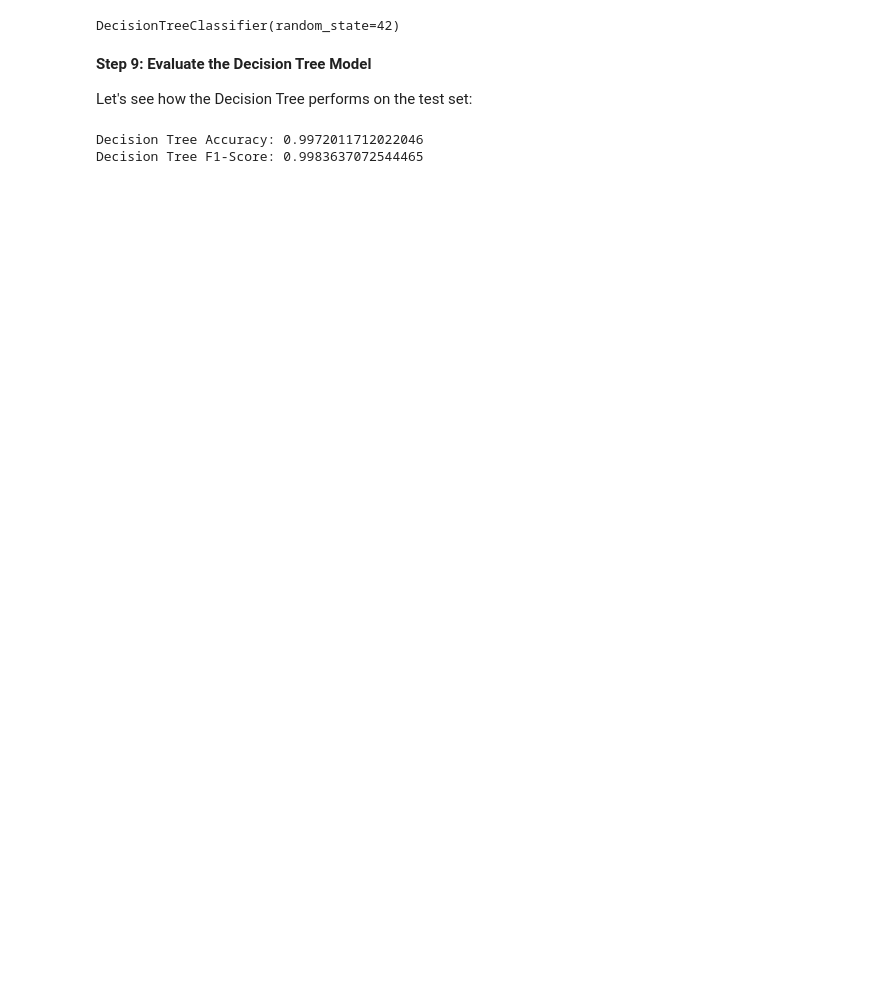
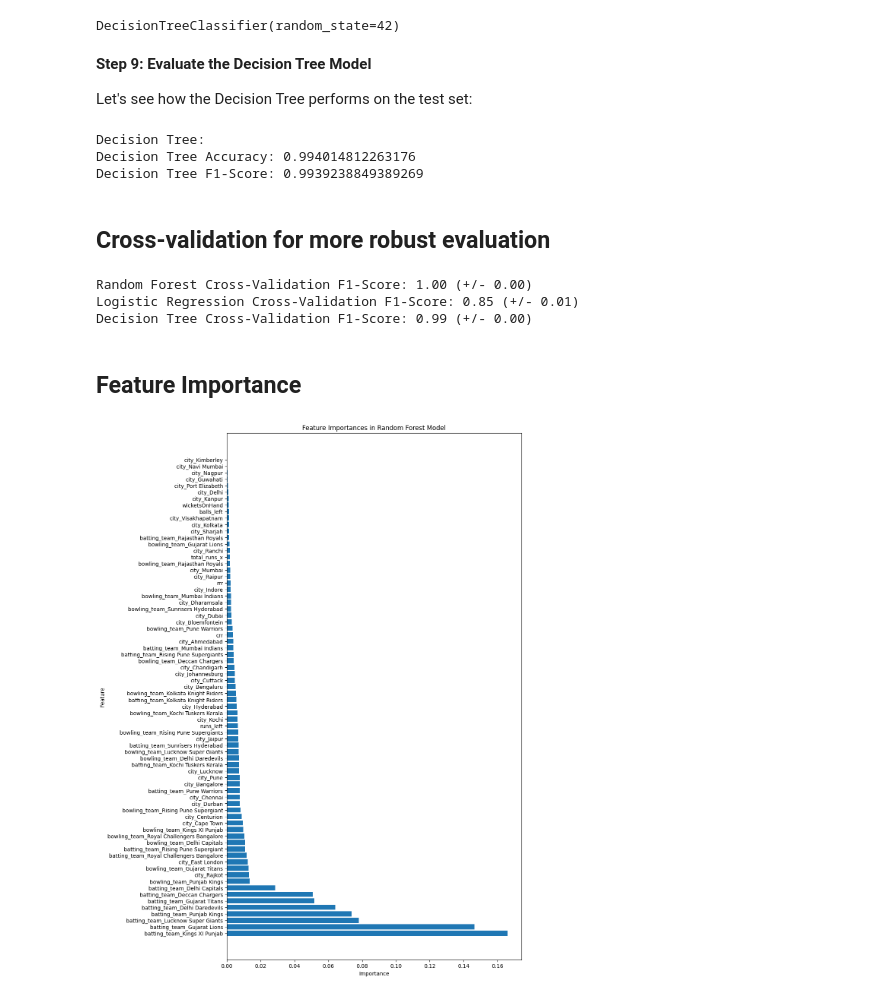
Before and after one commit to jalilrohi1/IplWinPredict, a Jupyter notebook: ML_IPL.ipynb, the cells around one changed output. Saved outputs shown, nothing was run; the diff lists cells and outputs as text; code cells hidden in the pictures; blank space fills up the shorter version.

```diff
--- a/ML_IPL.ipynb
+++ b/ML_IPL.ipynb
@@ -712,7 +691,7 @@ None
 extras_type, player_dismissed, dismissal_kind, fielder
 # %%
 # Convert columns in df_ipl_delivery to categorical type
-categorical_columns_delivery = ['batting_team','bowling_team','extras_type', 'player_dismissed', 'dismissal_kind', 'fielder']
+categorical_columns_delivery = ['batting_team','bowling_team', 'player_dismissed', 'dismissal_kind', 'fielder']
 ipl_delivery[categorical_columns_delivery] = ipl_delivery[categorical_columns_delivery].astype('category')
 
 # Verify the changes
@@ -1025,5 +990,8 @@ X_encoded = transformer.fit_transform(X)
 # %%
-# Check for and handle infinite or very large values
-X_encoded = np.nan_to_num(X_encoded, posinf=np.nan, neginf=np.nan)  # Replace infinities with NaN
-X_encoded = pd.DataFrame(X_encoded).fillna(method='ffill').values  # Fill NaN values (if any) with forward fill
+# Handle potential infinite/large values
+X_encoded = np.nan_to_num(X_encoded, posinf=np.nan, neginf=np.nan)
+X_encoded = pd.DataFrame(X_encoded).fillna(method='ffill').values
+
+# Extract target variable ('winner')
+y = final_df['winner']  =final_df['result']
 # %% [markdown]
@@ -1065,3 +1028,0 @@ Let's start with a simple and interpretable model: Logistic Regression.
-# %%
-model = LogisticRegression(max_iter=1000)
-model.fit(X_train, y_train)
@@ -1094,7 +1030,3 @@ F1-Score: 0.5856821937685335
 ## **Step 6: Train a Random Forest Model**
 
 let's try a more complex model that often performs well on classification tasks: Random Forest.
-# %%
-from sklearn.ensemble import RandomForestClassifier
-model_rf = RandomForestClassifier(random_state=42)  # Set random state for reproducibility
-model_rf.fit(X_train, y_train)
@@ -1132,13 +1094,67 @@ DecisionTreeClassifier(random_state=42)
 
 Let's see how the Decision Tree performs on the test set:
 # %%
-y_pred_dt = model_dt.predict(X_test)
+y_pred_dt = dt_model.predict(X_test)
 
 accuracy_dt = accuracy_score(y_test, y_pred_dt)
 f1_dt = f1_score(y_test, y_pred_dt, average='macro')
-
+print("\nDecision Tree:")
 print("Decision Tree Accuracy:", accuracy_dt)
 print("Decision Tree F1-Score:", f1_dt)
 # %% [output]
-Decision Tree Accuracy: 0.9972011712022046
-Decision Tree F1-Score: 0.9983637072544465
+Decision Tree:
+Decision Tree Accuracy: 0.994014812263176
+Decision Tree F1-Score: 0.9939238849389269
+# %% [markdown]
+## **Cross-validation for more robust evaluation**
+# %%
+
+# --- Further Analysis ---
+
+# Cross-validation for more robust evaluation
+rf_scores = cross_val_score(rf_model, X_train, y_train, cv=10, scoring='f1_macro')
+print("\nRandom Forest Cross-Validation F1-Score: %0.2f (+/- %0.2f)" % (rf_scores.mean(), rf_scores.std() * 2))
+
+lr_scores = cross_val_score(lr_model, X_train, y_train, cv=10, scoring='f1_macro')
+print("Logistic Regression Cross-Validation F1-Score: %0.2f (+/- %0.2f)" % (lr_scores.mean(), lr_scores.std() * 2))
+
+dt_scores = cross_val_score(dt_model, X_train, y_train, cv=10, scoring='f1_macro')
+print("Decision Tree Cross-Validation F1-Score: %0.2f (+/- %0.2f)" % (dt_scores.mean(), dt_scores.std() * 2))
+# %% [output]
+Random Forest Cross-Validation F1-Score: 1.00 (+/- 0.00)
+Logistic Regression Cross-Validation F1-Score: 0.85 (+/- 0.01)
+Decision Tree Cross-Validation F1-Score: 0.99 (+/- 0.00)
+# %% [markdown]
+## **Feature Importance**
+# %%
+# Get feature importances
+importances = rf_model.feature_importances_
+
+# Assuming the one-hot encoded features are included in the importances,
+# you need to adjust the 'Feature' list accordingly.
+# Here's a way to do it dynamically:
+
+# Get the feature names after one-hot encoding
+feature_names = transformer.named_transformers_['onehot'].get_feature_names_out(categorical_features)
+feature_names = np.concatenate([feature_names, numerical_features])
+
+# Create a DataFrame for easier visualization
+feature_importances_df = pd.DataFrame({
+    'Feature': feature_names,  # Use the dynamically generated feature names
+    'Importance': importances
+})
+
+# Sort by importance in descending order
+feature_importances_df = feature_importances_df.sort_values('Importance', ascending=False)
+
+# ... (Rest of your plotting code)
+
+# Plot the feature importances
+plt.figure(figsize=(10, 18))
+plt.barh(feature_importances_df['Feature'], feature_importances_df['Importance'])
+plt.xlabel('Importance')
+plt.ylabel('Feature')
+plt.title('Feature Importances in Random Forest Model')
+plt.show()
+# %% [output]
+[figure, added]
```
Also changed, not shown: parts of 66 cells of this notebook.
